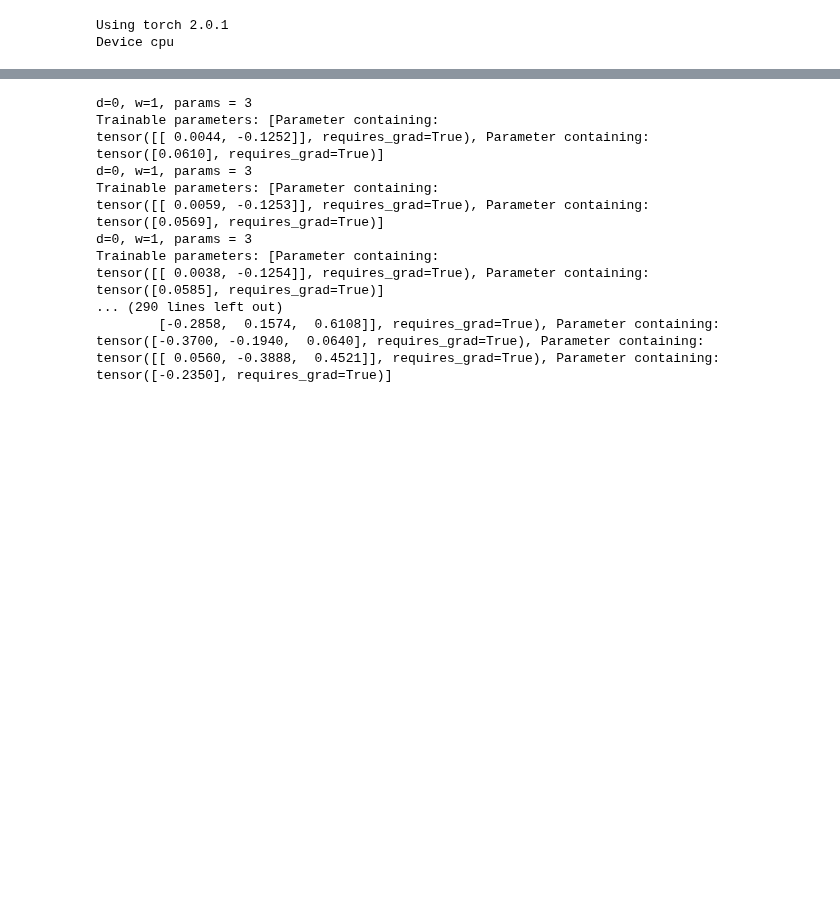
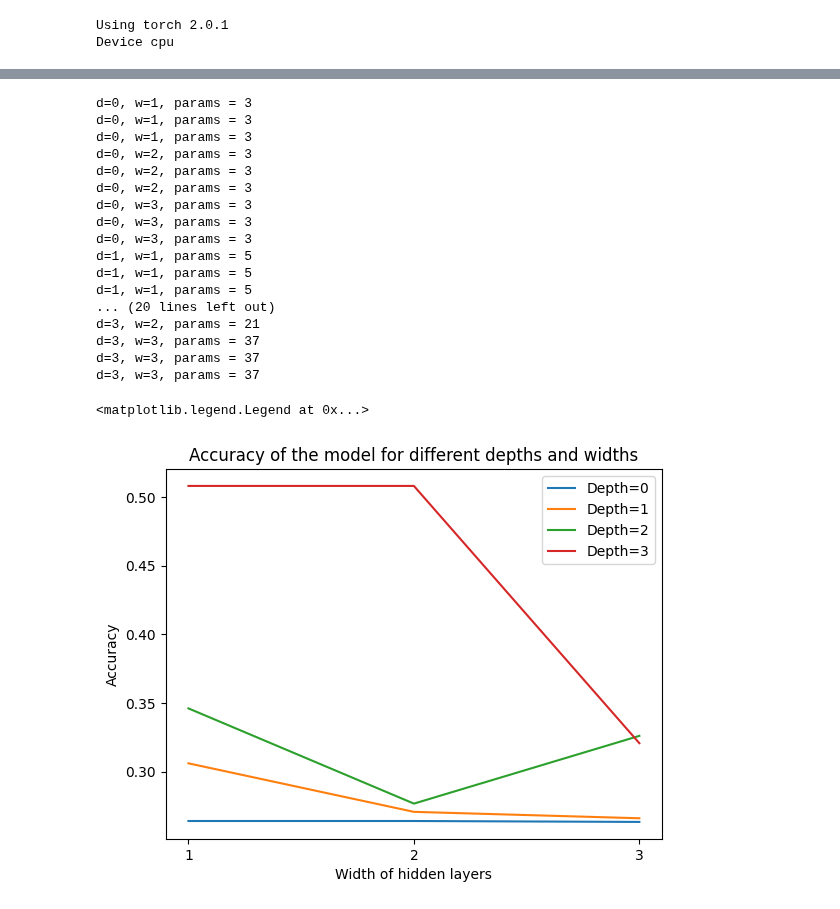
Before and after one commit to hxk874/ADL, a Jupyter notebook: afl1/feedforwardAssignment.ipynb, the cells around one changed output, grey strips where cells are left out. Cells and saved outputs as stored; diff of their text form; code cells hidden in the pictures; blank space fills up the shorter version.

```diff
--- a/afl1/feedforwardAssignment.ipynb
+++ b/afl1/feedforwardAssignment.ipynb
@@ -201,10 +197,14 @@ def get_trainable_parameters(model):
 # %%
 loss_module = nn.BCEWithLogitsLoss()
 train_dataset = XORDataset(size=1000)
-train_data_loader = data.DataLoader(train_dataset, batch_size=128, shuffle=True)
+batch_size = 128
+lr = 0.1
+num_epochs = 200
+
+train_data_loader = data.DataLoader(train_dataset, batch_size=batch_size, shuffle=True)
 test_dataset = XORDataset(size=500)
 # drop_last -> Don't drop the last batch although it is smaller than 128
-test_data_loader = data.DataLoader(test_dataset, batch_size=128, shuffle=False, drop_last=False)
+test_data_loader = data.DataLoader(test_dataset, batch_size=batch_size, shuffle=False, drop_last=False)
 
 
 # Setup a feed-forward network with variable width and depth
@@ -217,13 +217,13 @@ for depth in range(4):
             model = SimpleClassifier(src=2, tg=1, depth=depth, width=width) # create a new model with the given depth and width
 
 
-            optimizer = torch.optim.SGD(model.parameters(), lr=0.1)
-            train_model(model, optimizer, train_data_loader, loss_module, num_epochs=200) # train the model
+            optimizer = torch.optim.SGD(model.parameters(), lr=lr) # create a new optimizer (SGD
+            train_model(model, optimizer, train_data_loader, loss_module, num_epochs=num_epochs) # train the model
 
             params = count_parameters(model) # count the number of parameters
             print (f"d={depth}, w={width}, params = {params}")
             #print(model)
-            print("Trainable parameters:", get_trainable_parameters(model))
+
             # Evaluate
             acc = eval_model(model, test_data_loader) # evaluate the model
 
@@ -236,19 +236,44 @@ for depth in range(4):
     acc_depth.append(acc_width)
 # %% [output]
 d=0, w=1, params = 3
-Trainable parameters: [Parameter containing:
-tensor([[ 0.0044, -0.1252]], requires_grad=True), Parameter containing:
-tensor([0.0610], requires_grad=True)]
 d=0, w=1, params = 3
-Trainable parameters: [Parameter containing:
-tensor([[ 0.0059, -0.1253]], requires_grad=True), Parameter containing:
-tensor([0.0569], requires_grad=True)]
 d=0, w=1, params = 3
-Trainable parameters: [Parameter containing:
-tensor([[ 0.0038, -0.1254]], requires_grad=True), Parameter containing:
-tensor([0.0585], requires_grad=True)]
-... (290 lines left out)
-        [-0.2858,  0.1574,  0.6108]], requires_grad=True), Parameter containing:
-tensor([-0.3700, -0.1940,  0.0640], requires_grad=True), Parameter containing:
-tensor([[ 0.0560, -0.3888,  0.4521]], requires_grad=True), Parameter containing:
-tensor([-0.2350], requires_grad=True)]
+d=0, w=2, params = 3
+d=0, w=2, params = 3
+d=0, w=2, params = 3
+d=0, w=3, params = 3
+d=0, w=3, params = 3
+d=0, w=3, params = 3
+d=1, w=1, params = 5
+d=1, w=1, params = 5
+d=1, w=1, params = 5
+... (20 lines left out)
+d=3, w=2, params = 21
+d=3, w=3, params = 37
+d=3, w=3, params = 37
+d=3, w=3, params = 37
+# %%
+# Plot the results
+plt.figure()
+d0 = acc_depth[0]
+d1 = acc_depth[1]
+d2 = acc_depth[2]
+d3 = acc_depth[3]
+
+plt.plot(range(1,4,1), d0, label="Depth=0")
+plt.plot(range(1,4,1), d1, label="Depth=1")
+plt.plot(range(1,4,1), d2, label="Depth=2")
+plt.plot(range(1,4,1), d3, label="Depth=3")
+
+# Adding labels and title
+plt.xlabel('Width of hidden layers')
+plt.ylabel('Accuracy')
+plt.title('Accuracy of the model for different depths and widths')
+
+plt.xticks(range(1, len(d0) + 1))
+
+# Adding legend
+plt.legend()
+# %% [output]
+<matplotlib.legend.Legend at 0x...>
+[figure, added]
```
Also changed, not shown: parts of 2 cells of this notebook.
